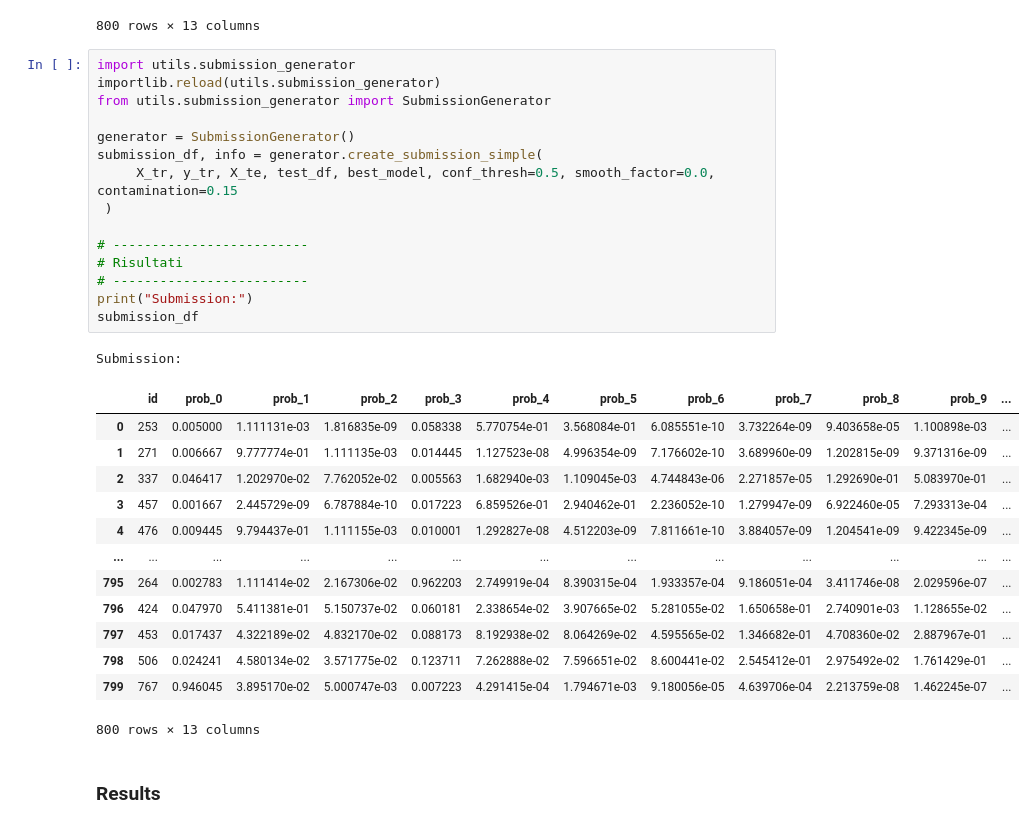
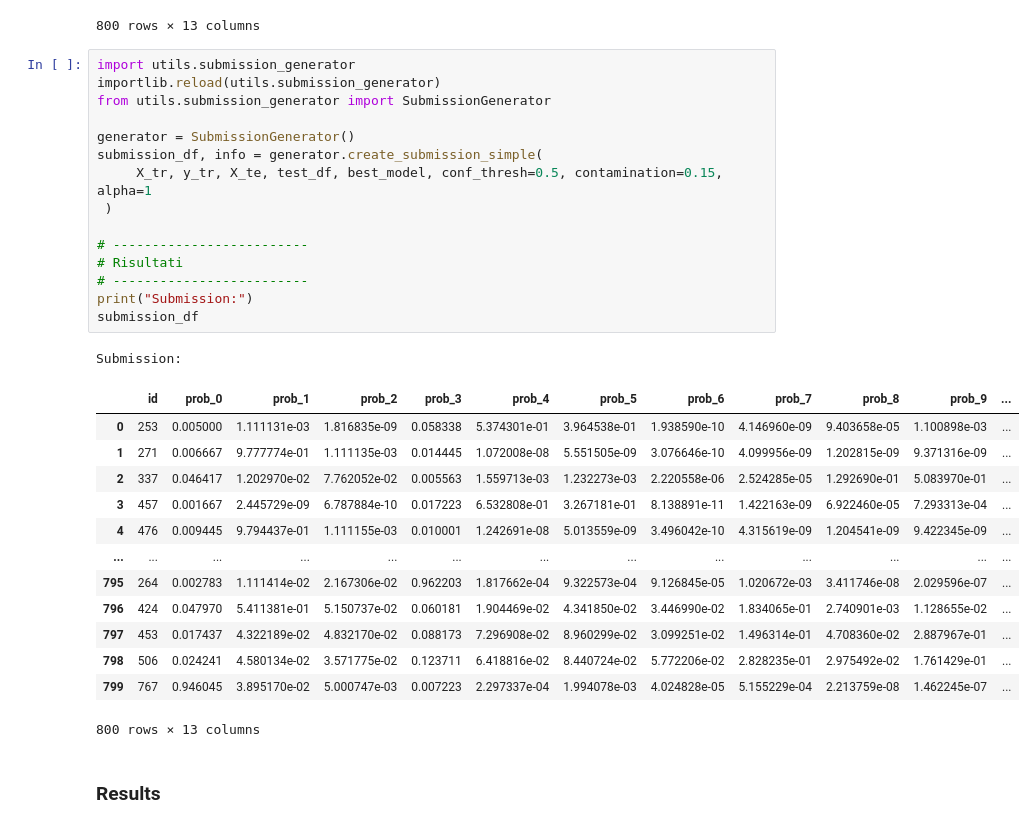
Before and after one commit to Andreavisi1/Challenge_B1_PHM_North_America_2023, a Jupyter notebook: main.ipynb, the cells around one changed output. Saved outputs shown, nothing was run; the diff lists cells and outputs as text.

```diff
--- a/main.ipynb
+++ b/main.ipynb
@@ -388,32 +388,32 @@ Submission:
 # %%
 import utils.submission_generator
 importlib.reload(utils.submission_generator)
 from utils.submission_generator import SubmissionGenerator
 
 generator = SubmissionGenerator()
 submission_df, info = generator.create_submission_simple(
-     X_tr, y_tr, X_te, test_df, best_model, conf_thresh=0.5, smooth_factor=0.0, contamination=0.15
+     X_tr, y_tr, X_te, test_df, best_model, conf_thresh=0.5, contamination=0.15, alpha=1
  )
 
 # -------------------------
 # Risultati
 # -------------------------
 print("Submission:")
 submission_df
 # %% [output]
 Submission:
 |  | id | prob_0 | prob_1 | prob_2 | prob_3 | prob_4 | prob_5 | prob_6 | prob_7 | prob_8 | prob_9 | ... |
-| 0 | 253 | 0.005000 | 1.111131e-03 | 1.816835e-09 | 0.058338 | 5.770754e-01 | 3.568084e-01 | 6.085551e-10 | 3.732264e-09 | 9.403658e-05 | 1.100898e-03 | ... |
-| 1 | 271 | 0.006667 | 9.777774e-01 | 1.111135e-03 | 0.014445 | 1.127523e-08 | 4.996354e-09 | 7.176602e-10 | 3.689960e-09 | 1.202815e-09 | 9.371316e-09 | ... |
-| 2 | 337 | 0.046417 | 1.202970e-02 | 7.762052e-02 | 0.005563 | 1.682940e-03 | 1.109045e-03 | 4.744843e-06 | 2.271857e-05 | 1.292690e-01 | 5.083970e-01 | ... |
-| 3 | 457 | 0.001667 | 2.445729e-09 | 6.787884e-10 | 0.017223 | 6.859526e-01 | 2.940462e-01 | 2.236052e-10 | 1.279947e-09 | 6.922460e-05 | 7.293313e-04 | ... |
-| 4 | 476 | 0.009445 | 9.794437e-01 | 1.111155e-03 | 0.010001 | 1.292827e-08 | 4.512203e-09 | 7.811661e-10 | 3.884057e-09 | 1.204541e-09 | 9.422345e-09 | ... |
+| 0 | 253 | 0.005000 | 1.111131e-03 | 1.816835e-09 | 0.058338 | 5.374301e-01 | 3.964538e-01 | 1.938590e-10 | 4.146960e-09 | 9.403658e-05 | 1.100898e-03 | ... |
+| 1 | 271 | 0.006667 | 9.777774e-01 | 1.111135e-03 | 0.014445 | 1.072008e-08 | 5.551505e-09 | 3.076646e-10 | 4.099956e-09 | 1.202815e-09 | 9.371316e-09 | ... |
+| 2 | 337 | 0.046417 | 1.202970e-02 | 7.762052e-02 | 0.005563 | 1.559713e-03 | 1.232273e-03 | 2.220558e-06 | 2.524285e-05 | 1.292690e-01 | 5.083970e-01 | ... |
+| 3 | 457 | 0.001667 | 2.445729e-09 | 6.787884e-10 | 0.017223 | 6.532808e-01 | 3.267181e-01 | 8.138891e-11 | 1.422163e-09 | 6.922460e-05 | 7.293313e-04 | ... |
+| 4 | 476 | 0.009445 | 9.794437e-01 | 1.111155e-03 | 0.010001 | 1.242691e-08 | 5.013559e-09 | 3.496042e-10 | 4.315619e-09 | 1.204541e-09 | 9.422345e-09 | ... |
 | ... | ... | ... | ... | ... | ... | ... | ... | ... | ... | ... | ... | ... |
-| 795 | 264 | 0.002783 | 1.111414e-02 | 2.167306e-02 | 0.962203 | 2.749919e-04 | 8.390315e-04 | 1.933357e-04 | 9.186051e-04 | 3.411746e-08 | 2.029596e-07 | ... |
-| 796 | 424 | 0.047970 | 5.411381e-01 | 5.150737e-02 | 0.060181 | 2.338654e-02 | 3.907665e-02 | 5.281055e-02 | 1.650658e-01 | 2.740901e-03 | 1.128655e-02 | ... |
-| 797 | 453 | 0.017437 | 4.322189e-02 | 4.832170e-02 | 0.088173 | 8.192938e-02 | 8.064269e-02 | 4.595565e-02 | 1.346682e-01 | 4.708360e-02 | 2.887967e-01 | ... |
-| 798 | 506 | 0.024241 | 4.580134e-02 | 3.571775e-02 | 0.123711 | 7.262888e-02 | 7.596651e-02 | 8.600441e-02 | 2.545412e-01 | 2.975492e-02 | 1.761429e-01 | ... |
-| 799 | 767 | 0.946045 | 3.895170e-02 | 5.000747e-03 | 0.007223 | 4.291415e-04 | 1.794671e-03 | 9.180056e-05 | 4.639706e-04 | 2.213759e-08 | 1.462245e-07 | ... |
+| 795 | 264 | 0.002783 | 1.111414e-02 | 2.167306e-02 | 0.962203 | 1.817662e-04 | 9.322573e-04 | 9.126845e-05 | 1.020672e-03 | 3.411746e-08 | 2.029596e-07 | ... |
+| 796 | 424 | 0.047970 | 5.411381e-01 | 5.150737e-02 | 0.060181 | 1.904469e-02 | 4.341850e-02 | 3.446990e-02 | 1.834065e-01 | 2.740901e-03 | 1.128655e-02 | ... |
+| 797 | 453 | 0.017437 | 4.322189e-02 | 4.832170e-02 | 0.088173 | 7.296908e-02 | 8.960299e-02 | 3.099251e-02 | 1.496314e-01 | 4.708360e-02 | 2.887967e-01 | ... |
+| 798 | 506 | 0.024241 | 4.580134e-02 | 3.571775e-02 | 0.123711 | 6.418816e-02 | 8.440724e-02 | 5.772206e-02 | 2.828235e-01 | 2.975492e-02 | 1.761429e-01 | ... |
+| 799 | 767 | 0.946045 | 3.895170e-02 | 5.000747e-03 | 0.007223 | 2.297337e-04 | 1.994078e-03 | 4.024828e-05 | 5.155229e-04 | 2.213759e-08 | 1.462245e-07 | ... |
 800 rows × 13 columns
 # %% [markdown]
 ### Results
```
Also changed, not shown: parts of 1 cell of this notebook, 1 other file.
